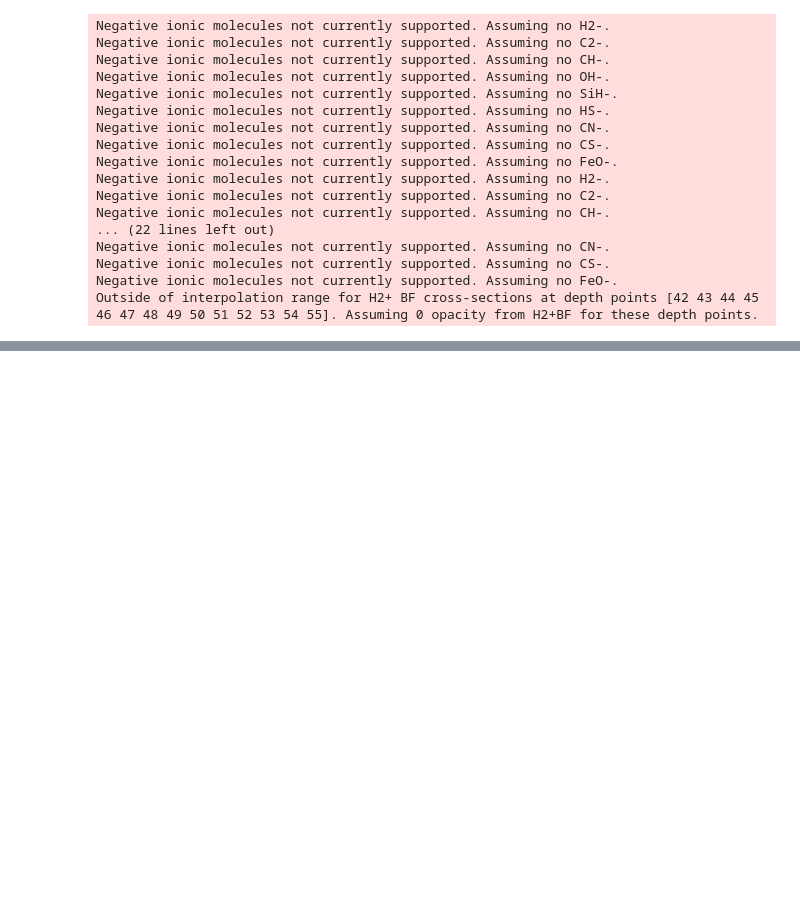
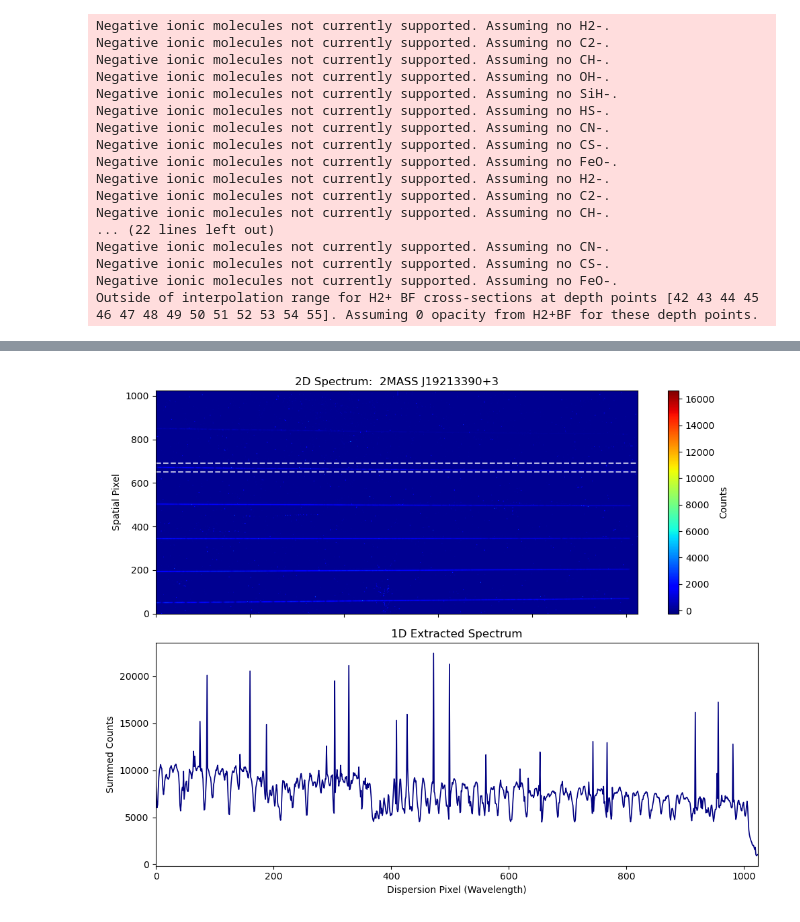
Before and after one commit to Keshavj-07/first_proj, a Jupyter notebook: scripts/NSC.ipynb, the cells around one changed output, grey strips where cells are left out. Saved outputs shown, nothing was run; the diff lists cells and outputs as text; code cells hidden in the pictures; blank space fills up the shorter version.

```diff
--- a/scripts/NSC.ipynb
+++ b/scripts/NSC.ipynb
@@ -95,0 +130,36 @@ plt.show()
+# %%
+from astropy.io import fits
+import matplotlib.pyplot as plt
+import numpy as np
+
+# Open the FITS file
+with fits.open('../data/Cal_star.fits') as hdul:
+    data = hdul[0].data
+    header = hdul[0].header
+
+# Create a figure to display both the 2D trace and the extracted 1D spectrum
+fig, (ax1, ax2) = plt.subplots(2, 1, figsize=(10, 8), sharex=True)
+
+# 1. Plot the 2D spectrum image
+im = ax1.imshow(data, origin='lower', cmap='jet', aspect='auto')
+ax1.set_title('2D Spectrum: ' + header.get('OBJECT', 'Cal_star'))
+ax1.set_ylabel('Spatial Pixel')
+fig.colorbar(im, ax=ax1, label='Counts')
+
+# Highlight the estimated spatial region of the stellar trace (adjust bounds based on your data)
+trace_min, trace_max = 650, 690
+ax1.axhline(trace_min, color='white', linestyle='--', alpha=0.7)
+ax1.axhline(trace_max, color='white', linestyle='--', alpha=0.7)
+
+# 2. Extract and plot the 1D spectrum by collapsing the spatial axis across the trace
+spectrum_1d = np.sum(data[trace_min:trace_max, :], axis=0)
+
+ax2.plot(spectrum_1d, color='navy', lw=1.2)
+ax2.set_title('1D Extracted Spectrum')
+ax2.set_xlabel('Dispersion Pixel (Wavelength)')
+ax2.set_ylabel('Summed Counts')
+
+plt.tight_layout()
+plt.show()
+# %% [output]
+[figure, added]
```
Also changed, not shown: parts of 7 cells of this notebook, 1 other file.
